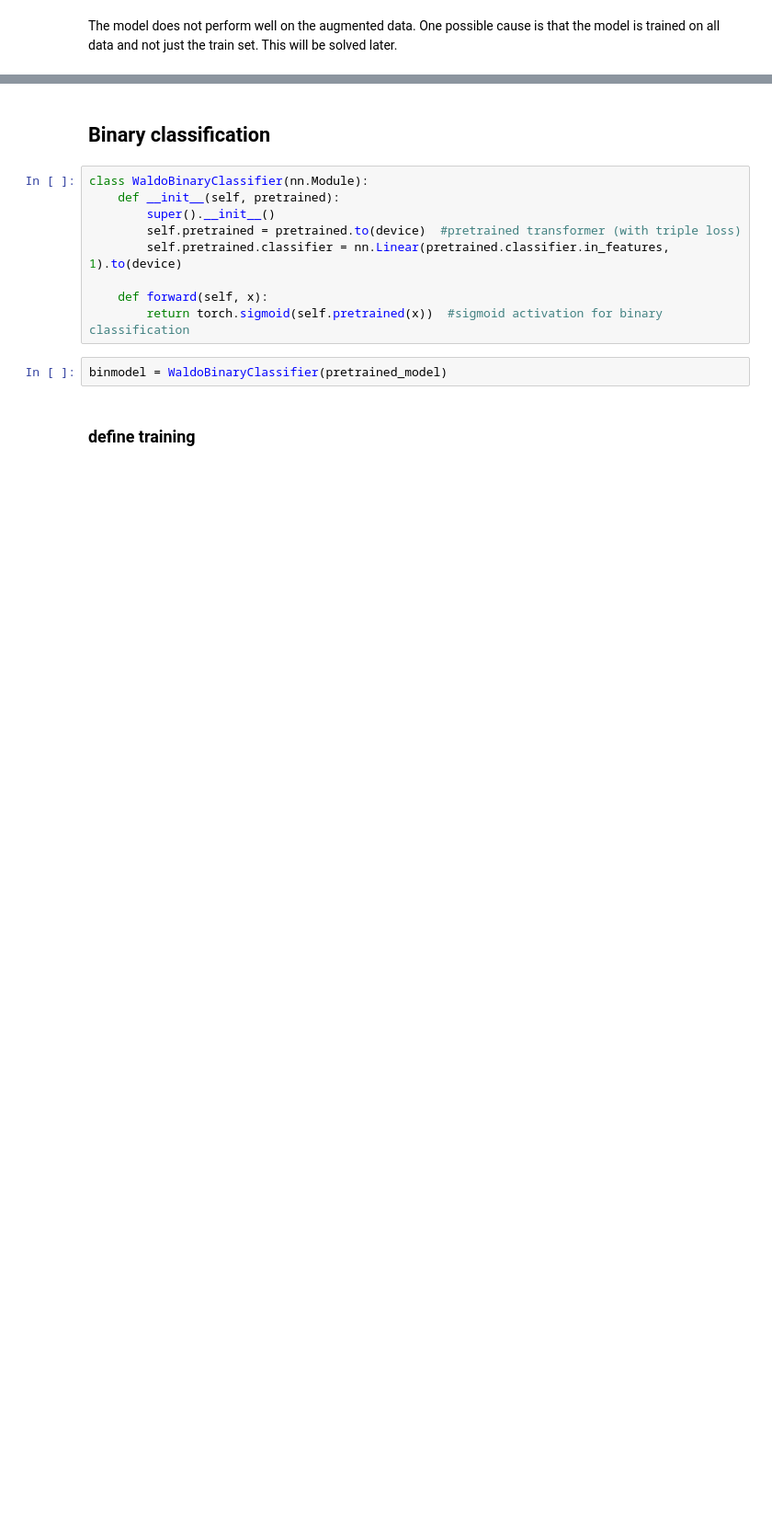
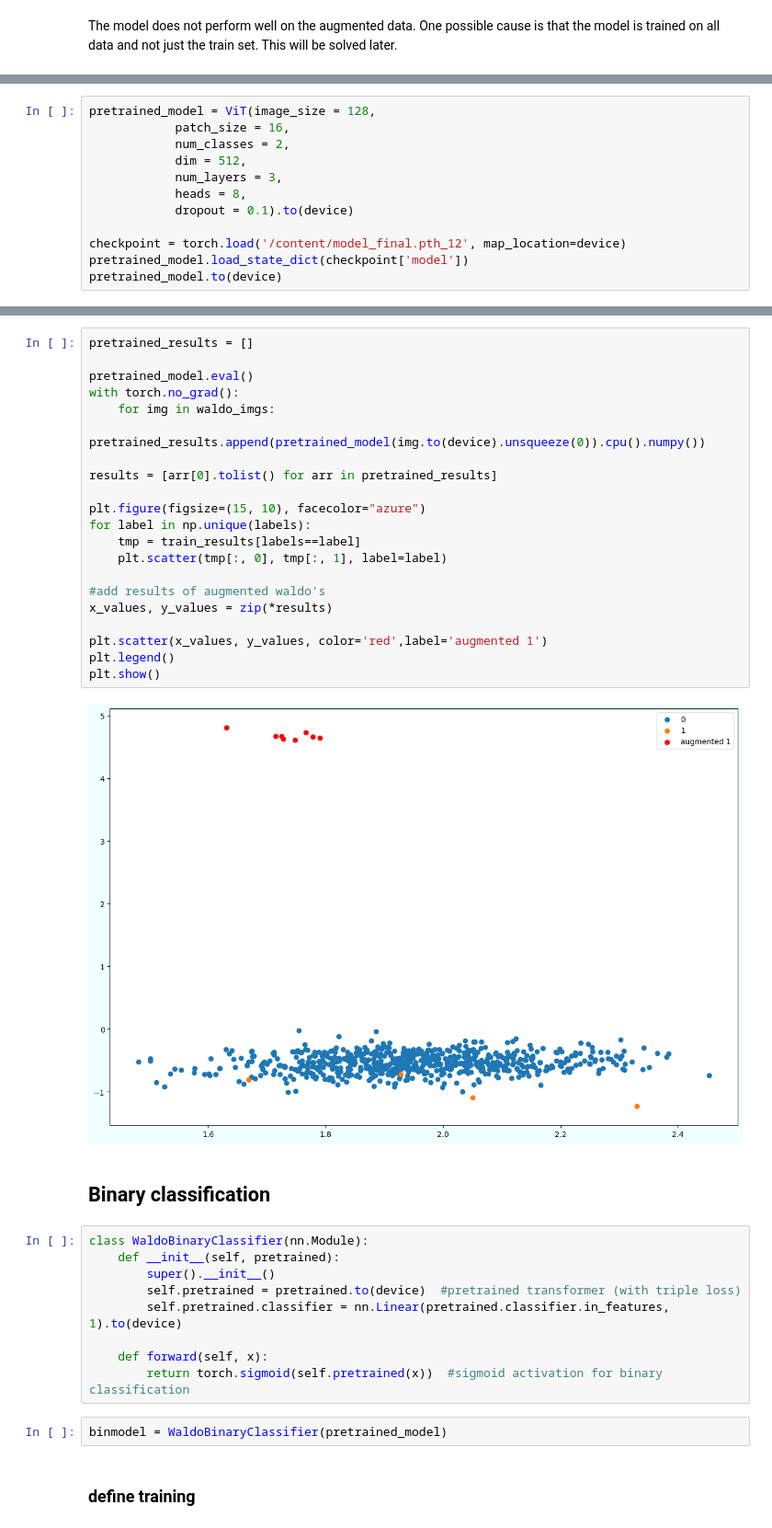
Before and after one commit to TentaTonny/WhereIsWaldo_Team18, a Jupyter notebook: step2_binary_classification.ipynb, the cells around one changed output, grey strips where cells are left out. Shown at 92% size. Saved outputs shown, nothing was run; the diff lists cells and outputs as text; blank space fills up the shorter version.

```diff
--- a/step2_binary_classification.ipynb
+++ b/step2_binary_classification.ipynb
@@ -542,0 +565,12 @@ The model does not perform well on the augmented data. One possible cause is tha
+# %%
+pretrained_model = ViT(image_size = 128,
+            patch_size = 16,
+            num_classes = 2,
+            dim = 512,
+            num_layers = 3,
+            heads = 8,
+            dropout = 0.1).to(device)
+
+checkpoint = torch.load('/content/model_final.pth_12', map_location=device)
+pretrained_model.load_state_dict(checkpoint['model'])
+pretrained_model.to(device)
@@ -543,3 +595,26 @@ The model does not perform well on the augmented data. One possible cause is tha
+# %%
+pretrained_results = []
+
+pretrained_model.eval()
+with torch.no_grad():
+    for img in waldo_imgs:
+        pretrained_results.append(pretrained_model(img.to(device).unsqueeze(0)).cpu().numpy())
+
+results = [arr[0].tolist() for arr in pretrained_results]
+
+plt.figure(figsize=(15, 10), facecolor="azure")
+for label in np.unique(labels):
+    tmp = train_results[labels==label]
+    plt.scatter(tmp[:, 0], tmp[:, 1], label=label)
+
+#add results of augmented waldo's
+x_values, y_values = zip(*results)
+
+plt.scatter(x_values, y_values, color='red',label='augmented 1')
+plt.legend()
+plt.show()
+# %% [output]
+[figure, added]
 # %% [markdown]
 ## Binary classification
 # %%
```
Also changed, not shown: parts of 13 cells of this notebook.
